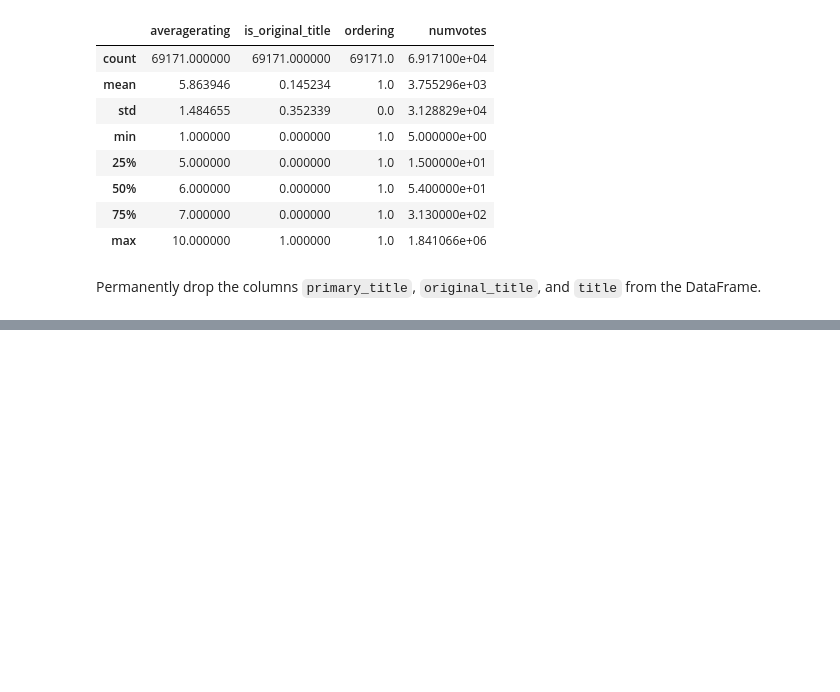
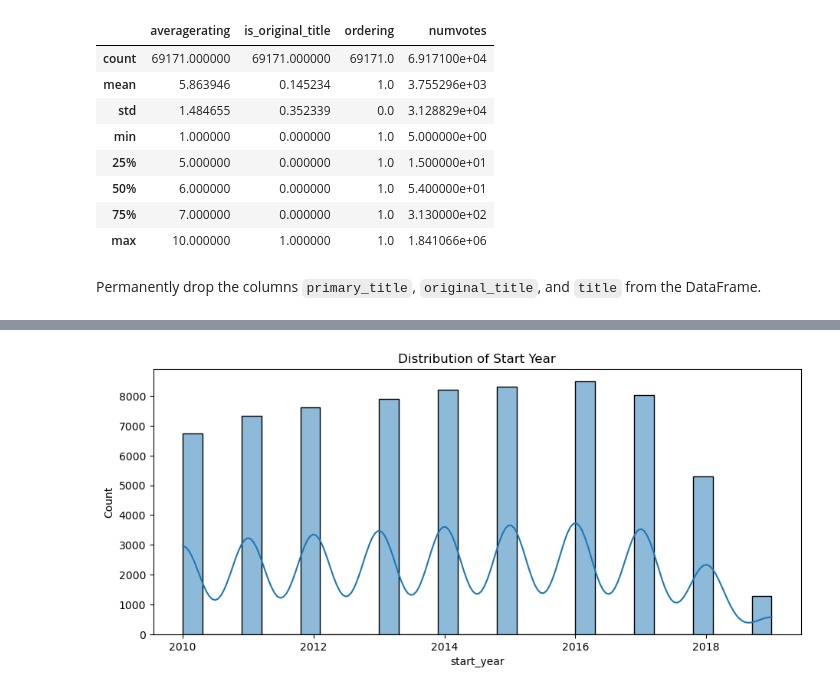
Before and after one commit to Gladwellchebelyon/GROUP7_BOX_OFFICE_MOVIES_ANALYSIS, a Jupyter notebook: isaac.ipynb, the cells around one changed output, grey strips where cells are left out. Saved outputs shown, nothing was run; the diff lists cells and outputs as text; code cells hidden in the pictures; blank space fills up the shorter version.

Commit message:
Data Analysis

```diff
--- a/isaac.ipynb
+++ b/isaac.ipynb
@@ -373,4 +377,4 @@ imdf[['averagerating', 'is_original_title', 'ordering', 'numvotes']].describe()
 # %% [markdown]
 Permanently drop the columns `primary_title`, `original_title`, and `title` from the DataFrame.
 # %%
-imdf.drop(['primary_title', 'original_title', 'title'], axis=1, inplace=True)
+imdf.drop(['title', 'numvotes', 'genres'], axis=1, inplace=True)
@@ -376,0 +429,16 @@ imdf.drop(['primary_title', 'original_title', 'title'], axis=1, inplace=True)
+# %%
+# Create variable data
+data = imdf
+
+# Set up the matplotlib figure
+plt.figure(figsize=(18, 8))
+
+# Distribution of start_year
+plt.subplot(2, 2, 1)
+sns.histplot(data['start_year'].dropna(), kde=True, bins=30)
+plt.title('Distribution of Start Year')
+
+plt.tight_layout()
+plt.show()
+# %% [output]
+[figure, added]
```
Also changed, not shown: parts of 16 cells of this notebook.
